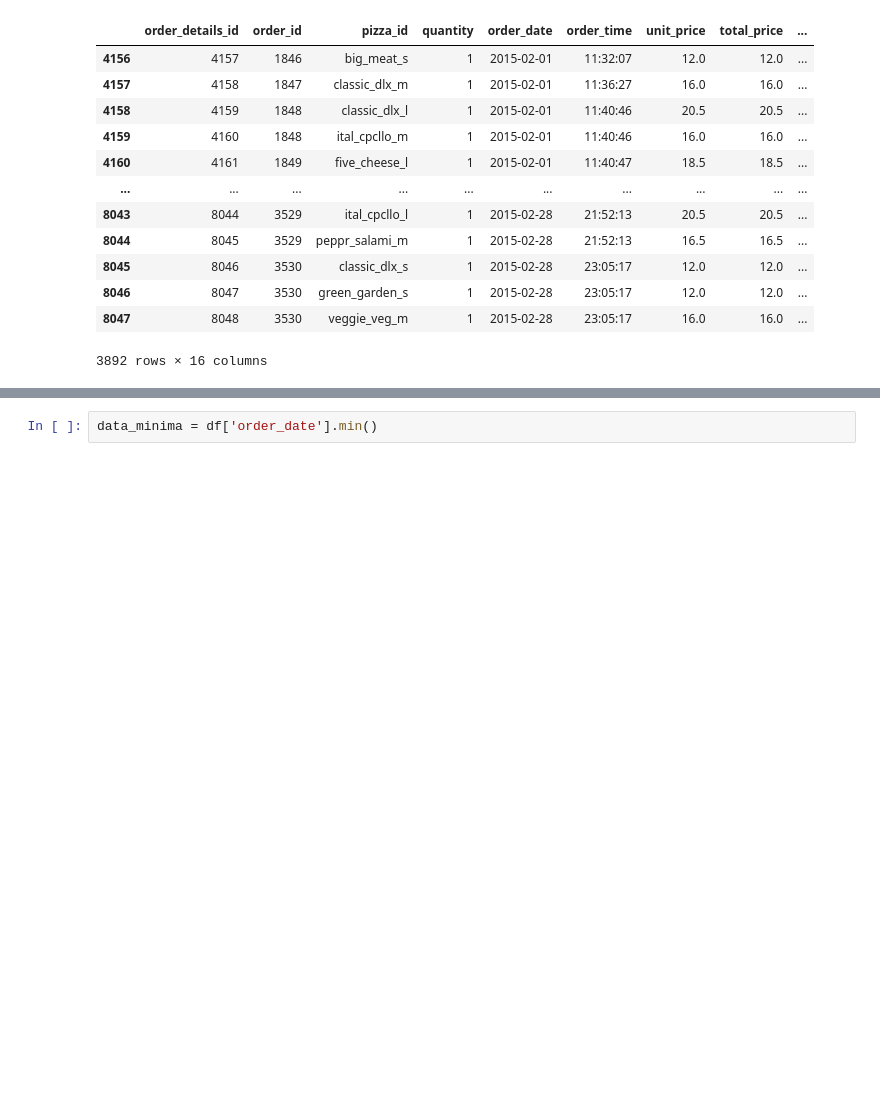
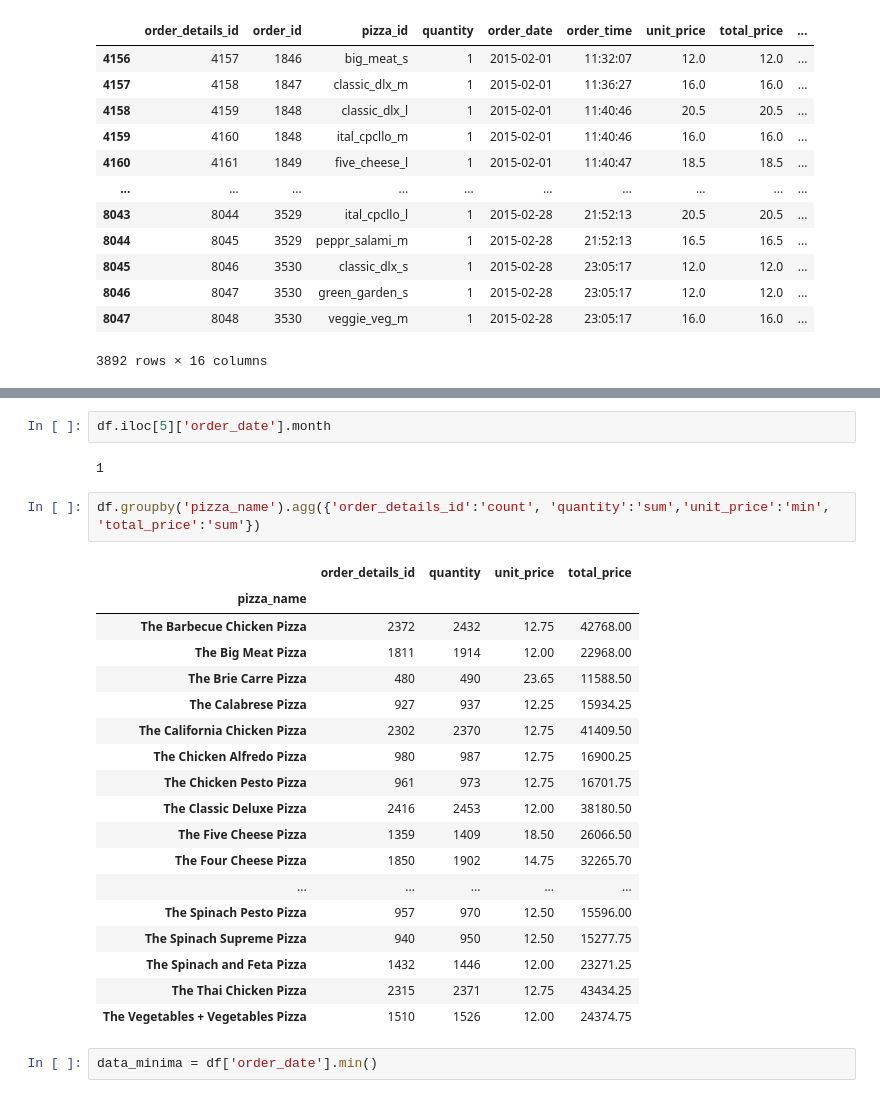
Before and after one commit to talesaraujoc/mr_pizza_web_app, a Jupyter notebook: notebook.ipynb, the cells around one changed output, grey strips where cells are left out. Drawn from its saved outputs; the diff is of its cells as text; blank space fills up the shorter version.

```diff
--- a/notebook.ipynb
+++ b/notebook.ipynb
@@ -178,2 +240,27 @@ df_mes_escolhido
+# %%
+df.iloc[5]['order_date'].month
+# %% [output]
+1
+# %%
+df.groupby('pizza_name').agg({'order_details_id':'count', 'quantity':'sum','unit_price':'min', 'total_price':'sum'})
+# %% [output]
+|  | order_details_id | quantity | unit_price | total_price |
+| pizza_name |  |  |  |  |
+| The Barbecue Chicken Pizza | 2372 | 2432 | 12.75 | 42768.00 |
+| The Big Meat Pizza | 1811 | 1914 | 12.00 | 22968.00 |
+| The Brie Carre Pizza | 480 | 490 | 23.65 | 11588.50 |
+| The Calabrese Pizza | 927 | 937 | 12.25 | 15934.25 |
+| The California Chicken Pizza | 2302 | 2370 | 12.75 | 41409.50 |
+| The Chicken Alfredo Pizza | 980 | 987 | 12.75 | 16900.25 |
+| The Chicken Pesto Pizza | 961 | 973 | 12.75 | 16701.75 |
+| The Classic Deluxe Pizza | 2416 | 2453 | 12.00 | 38180.50 |
+| The Five Cheese Pizza | 1359 | 1409 | 18.50 | 26066.50 |
+| The Four Cheese Pizza | 1850 | 1902 | 14.75 | 32265.70 |
+| ... | ... | ... | ... | ... |
+| The Spinach Pesto Pizza | 957 | 970 | 12.50 | 15596.00 |
+| The Spinach Supreme Pizza | 940 | 950 | 12.50 | 15277.75 |
+| The Spinach and Feta Pizza | 1432 | 1446 | 12.00 | 23271.25 |
+| The Thai Chicken Pizza | 2315 | 2371 | 12.75 | 43434.25 |
+| The Vegetables + Vegetables Pizza | 1510 | 1526 | 12.00 | 24374.75 |
 # %%
 data_minima = df['order_date'].min()
```
Also changed, not shown: parts of 9 cells of this notebook, 2 other files.
